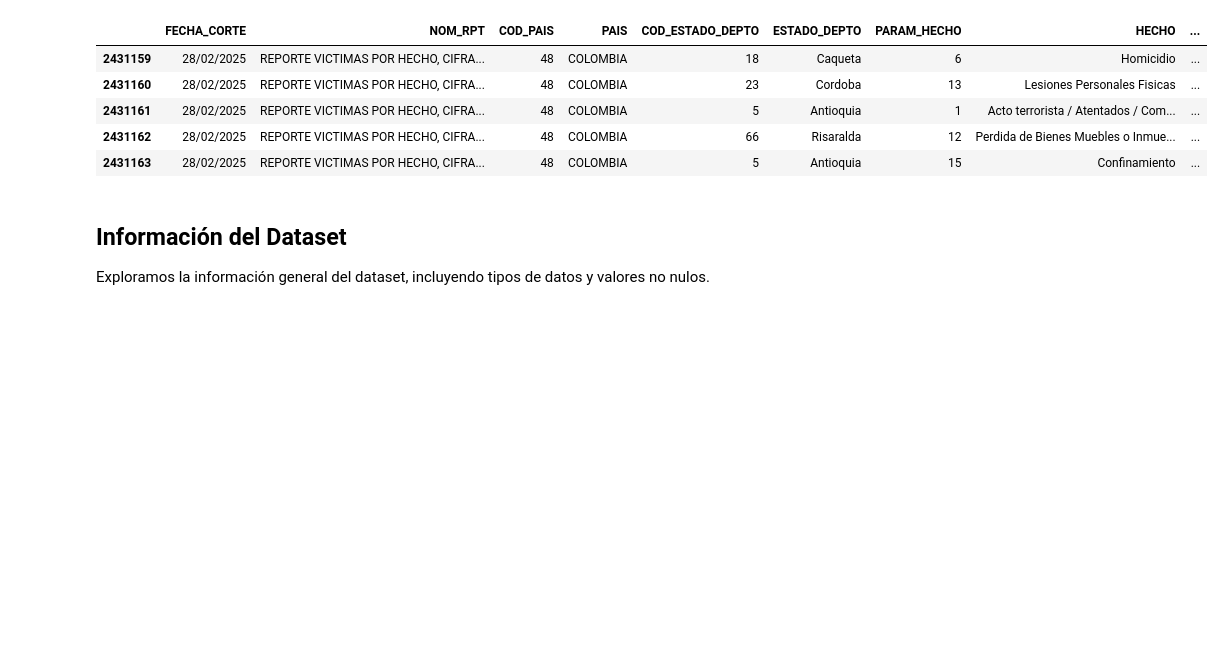
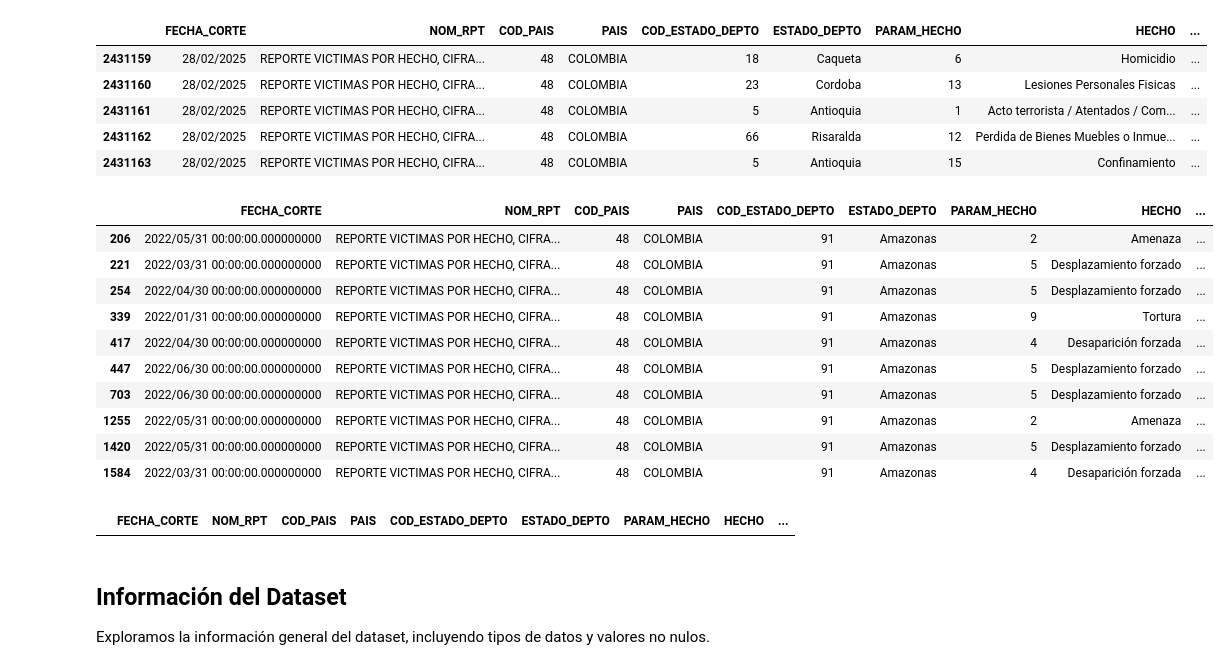
Before and after one commit to SantiRendon/conflicto-armado-en-cifras, a Jupyter notebook: notebooks/01_preanalisis_exploratorio_victimas.ipynb, the cells around one changed output. Saved outputs shown, nothing was run; the diff lists cells and outputs as text; code cells hidden in the pictures; blank space fills up the shorter version.

Commit message:
refactor: sort dataset by ESTADO_DEPTO and SEXO columns

```diff
--- a/notebooks/01_preanalisis_exploratorio_victimas.ipynb
+++ b/notebooks/01_preanalisis_exploratorio_victimas.ipynb
@@ -81,6 +81,26 @@ Ultimas 5 filas del dataset:
 | 2431161 | 28/02/2025 | REPORTE VICTIMAS POR HECHO, CIFRA... | 48 | COLOMBIA | 5 | Antioquia | 1 | Acto terrorista / Atentados / Com... | ... |
 | 2431162 | 28/02/2025 | REPORTE VICTIMAS POR HECHO, CIFRA... | 48 | COLOMBIA | 66 | Risaralda | 12 | Perdida de Bienes Muebles o Inmue... | ... |
 | 2431163 | 28/02/2025 | REPORTE VICTIMAS POR HECHO, CIFRA... | 48 | COLOMBIA | 5 | Antioquia | 15 | Confinamiento | ... |
+# %%
+df_sorted = df.sort_values(by=['ESTADO_DEPTO', 'SEXO'], ascending=[True, False])
+# %%
+df_sorted.head(10)
+# %% [output]
+|  | FECHA_CORTE | NOM_RPT | COD_PAIS | PAIS | COD_ESTADO_DEPTO | ESTADO_DEPTO | PARAM_HECHO | HECHO | ... |
+| 206 | 2022/05/31 00:00:00.000000000 | REPORTE VICTIMAS POR HECHO, CIFRA... | 48 | COLOMBIA | 91 | Amazonas | 2 | Amenaza | ... |
+| 221 | 2022/03/31 00:00:00.000000000 | REPORTE VICTIMAS POR HECHO, CIFRA... | 48 | COLOMBIA | 91 | Amazonas | 5 | Desplazamiento forzado | ... |
+| 254 | 2022/04/30 00:00:00.000000000 | REPORTE VICTIMAS POR HECHO, CIFRA... | 48 | COLOMBIA | 91 | Amazonas | 5 | Desplazamiento forzado | ... |
+| 339 | 2022/01/31 00:00:00.000000000 | REPORTE VICTIMAS POR HECHO, CIFRA... | 48 | COLOMBIA | 91 | Amazonas | 9 | Tortura | ... |
+| 417 | 2022/04/30 00:00:00.000000000 | REPORTE VICTIMAS POR HECHO, CIFRA... | 48 | COLOMBIA | 91 | Amazonas | 4 | Desaparición forzada | ... |
+| 447 | 2022/06/30 00:00:00.000000000 | REPORTE VICTIMAS POR HECHO, CIFRA... | 48 | COLOMBIA | 91 | Amazonas | 5 | Desplazamiento forzado | ... |
+| 703 | 2022/06/30 00:00:00.000000000 | REPORTE VICTIMAS POR HECHO, CIFRA... | 48 | COLOMBIA | 91 | Amazonas | 5 | Desplazamiento forzado | ... |
+| 1255 | 2022/05/31 00:00:00.000000000 | REPORTE VICTIMAS POR HECHO, CIFRA... | 48 | COLOMBIA | 91 | Amazonas | 2 | Amenaza | ... |
+| 1420 | 2022/05/31 00:00:00.000000000 | REPORTE VICTIMAS POR HECHO, CIFRA... | 48 | COLOMBIA | 91 | Amazonas | 5 | Desplazamiento forzado | ... |
+| 1584 | 2022/03/31 00:00:00.000000000 | REPORTE VICTIMAS POR HECHO, CIFRA... | 48 | COLOMBIA | 91 | Amazonas | 4 | Desaparición forzada | ... |
+# %%
+df[df['PER_OCU'] == 0.0]
+# %% [output]
+|  | FECHA_CORTE | NOM_RPT | COD_PAIS | PAIS | COD_ESTADO_DEPTO | ESTADO_DEPTO | PARAM_HECHO | HECHO | ... |
 # %% [markdown]
 ## Información del Dataset
 
```
